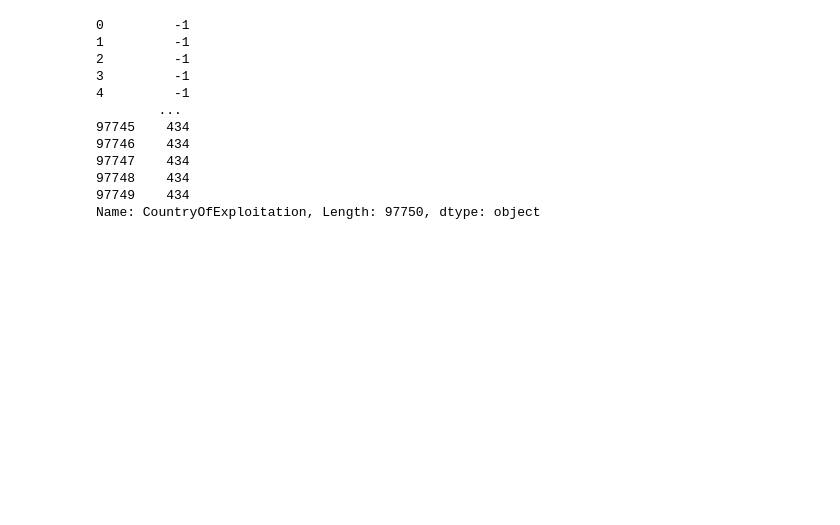
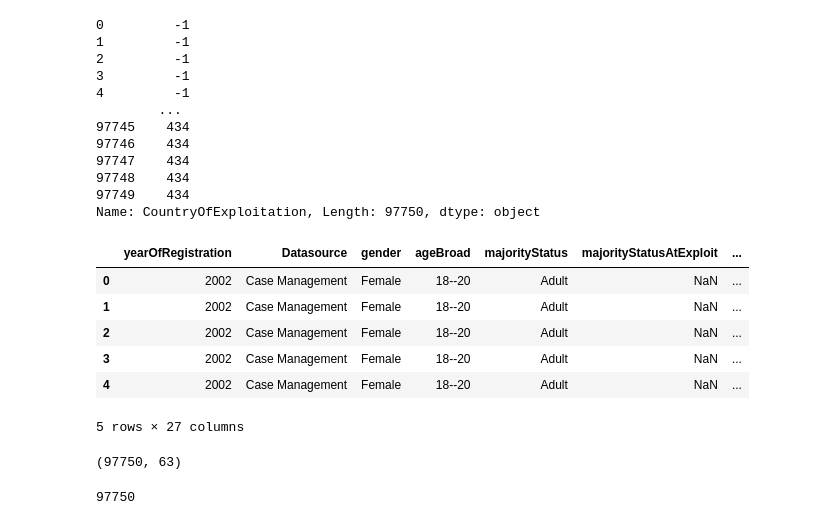
Before and after one commit to JPena-code/minig-course, a Jupyter notebook: EDA.ipynb, the cells around one changed output. Drawn from its saved outputs; the diff is of its cells as text; code cells hidden in the pictures; blank space fills up the shorter version.

```diff
--- a/EDA.ipynb
+++ b/EDA.ipynb
@@ -337,3 +378,37 @@ raw_data['CountryOfExploitation'].map(country_code)
 97748    434
 97749    434
 Name: CountryOfExploitation, Length: 97750, dtype: object
+# %%
+df_partition1 = raw_data[['yearOfRegistration', 'Datasource', 'gender', 'ageBroad',
+       'majorityStatus', 'majorityStatusAtExploit', 'majorityEntry',
+       'citizenship', 'meansOfControlDebtBondage',
+       'meansOfControlTakesEarnings', 'meansOfControlRestrictsFinancialAccess',
+       'meansOfControlThreats', 'meansOfControlPsychologicalAbuse',
+       'meansOfControlPhysicalAbuse', 'meansOfControlSexualAbuse',
+       'meansOfControlFalsePromises', 'meansOfControlPsychoactiveSubstances',
+       'meansOfControlRestrictsMovement', 'meansOfControlRestrictsMedicalCare',
+       'meansOfControlExcessiveWorkingHours', 'meansOfControlUsesChildren',
+       'meansOfControlThreatOfLawEnforcement',
+       'meansOfControlWithholdsNecessities',
+       'meansOfControlWithholdsDocuments', 'meansOfControlOther',
+       'meansOfControlNotSpecified', 'meansOfControlConcatenated']]
+
+df_partition1.head()
+# %% [output]
+|  | yearOfRegistration | Datasource | gender | ageBroad | majorityStatus | majorityStatusAtExploit | ... |
+| 0 | 2002 | Case Management | Female | 18--20 | Adult | NaN | ... |
+| 1 | 2002 | Case Management | Female | 18--20 | Adult | NaN | ... |
+| 2 | 2002 | Case Management | Female | 18--20 | Adult | NaN | ... |
+| 3 | 2002 | Case Management | Female | 18--20 | Adult | NaN | ... |
+| 4 | 2002 | Case Management | Female | 18--20 | Adult | NaN | ... |
+5 rows × 27 columns
+# %%
+raw_data.shape
+# %% [output]
+(97750, 63)
+# %%
+duplicados = raw_data[raw_data.isna()]
+
+print(len(duplicados))
+# %% [output]
+97750
```
Also changed, not shown: parts of 8 cells of this notebook, 1 other file.
